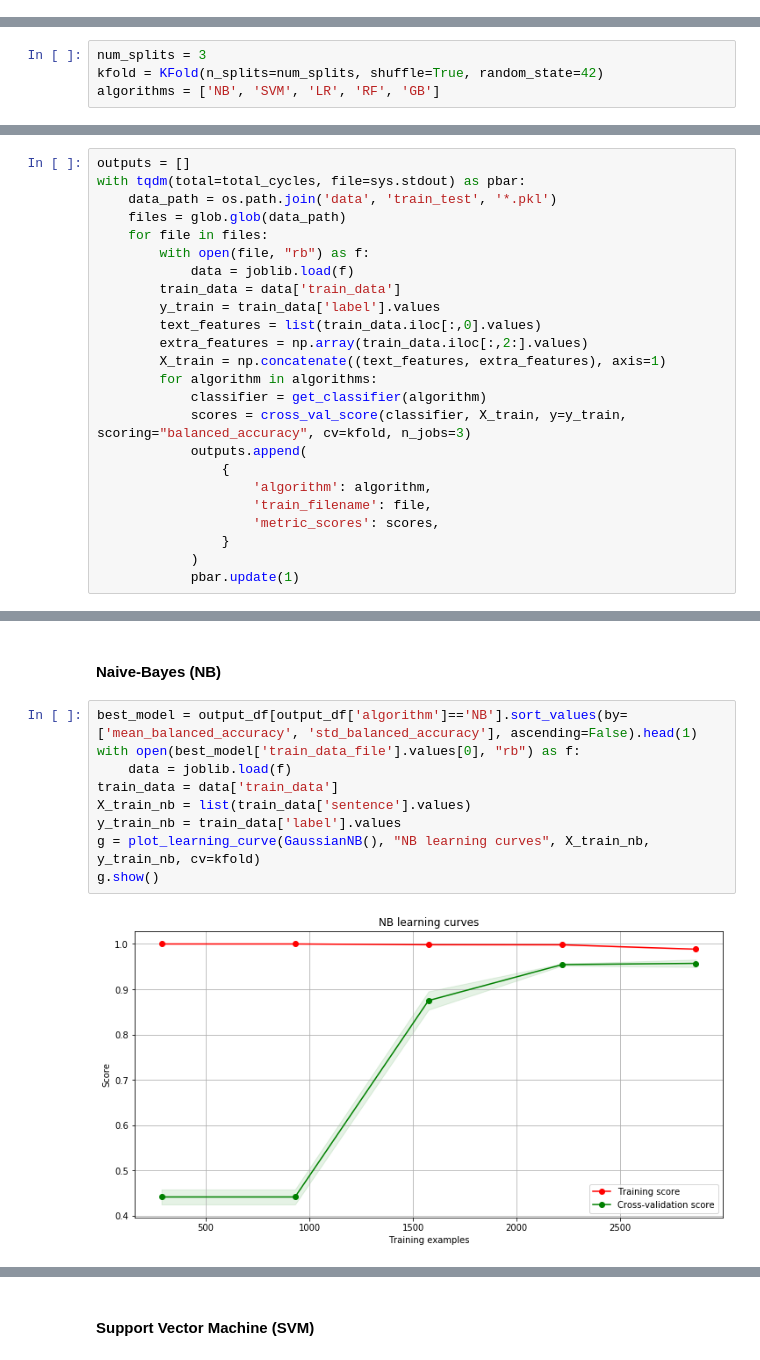
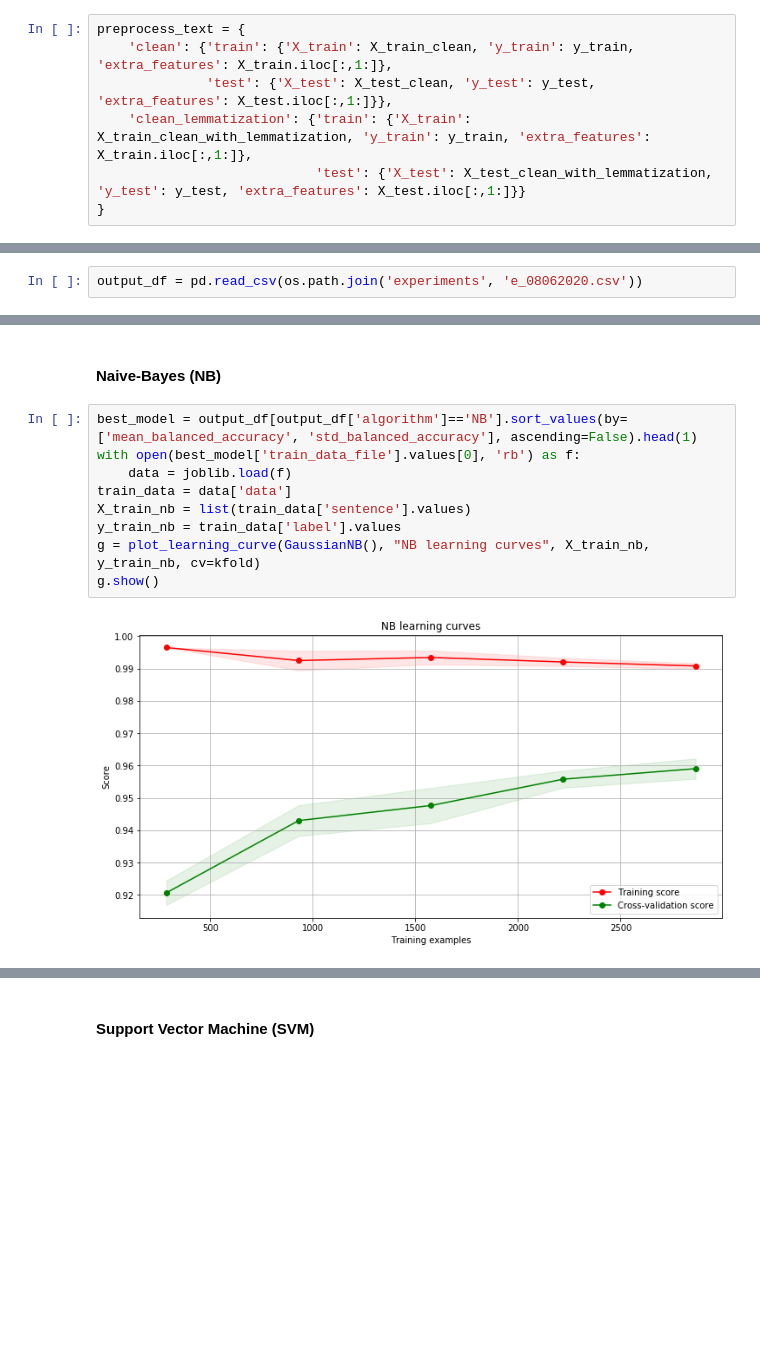
Before and after one commit to joausaga/impact-classifier, a Jupyter notebook: 1.impact_classifier.ipynb, the cells around one changed output, grey strips where cells are left out. Drawn from its saved outputs; the diff is of its cells as text; blank space fills up the shorter version.

```diff
--- a/1.impact_classifier.ipynb
+++ b/1.impact_classifier.ipynb
@@ -297,3 +307,10 @@ preprocess_text = {
+# %%
+preprocess_text = {
+    'clean': {'train': {'X_train': X_train_clean, 'y_train': y_train, 'extra_features': X_train.iloc[:,1:]},
+              'test': {'X_test': X_test_clean, 'y_test': y_test, 'extra_features': X_test.iloc[:,1:]}},
+    'clean_lemmatization': {'train': {'X_train': X_train_clean_with_lemmatization, 'y_train': y_train, 'extra_features': X_train.iloc[:,1:]},
+                            'test': {'X_test': X_test_clean_with_lemmatization, 'y_test': y_test, 'extra_features': X_test.iloc[:,1:]}}
+}
 # %% [markdown]
 Check a sample of the preprocess data
 # %%
@@ -431,4 +437,0 @@ def get_classifier(algorithm_name):
-# %%
-num_splits = 3
-kfold = KFold(n_splits=num_splits, shuffle=True, random_state=42)
-algorithms = ['NB', 'SVM', 'LR', 'RF', 'GB']
@@ -437,24 +437,0 @@ total_cycles *= len(algorithms)
-# %%
-outputs = []
-with tqdm(total=total_cycles, file=sys.stdout) as pbar:
-    data_path = os.path.join('data', 'train_test', '*.pkl')
-    files = glob.glob(data_path)
-    for file in files:
-        with open(file, "rb") as f:
-            data = joblib.load(f)
-        train_data = data['train_data']
-        y_train = train_data['label'].values
-        text_features = list(train_data.iloc[:,0].values)
-        extra_features = np.array(train_data.iloc[:,2:].values)
-        X_train = np.concatenate((text_features, extra_features), axis=1)
-        for algorithm in algorithms:
-            classifier = get_classifier(algorithm)
-            scores = cross_val_score(classifier, X_train, y=y_train, scoring="balanced_accuracy", cv=kfold, n_jobs=3)
-            outputs.append(
-                {
-                    'algorithm': algorithm,
-                    'train_filename': file,
-                    'metric_scores': scores,
-                }
-            )
-            pbar.update(1)
@@ -486,3 +442,5 @@ output_df.to_csv(experiment_dir+'/e_03062020.csv', index=False)
+# %%
+output_df = pd.read_csv(os.path.join('experiments', 'e_08062020.csv'))
 # %% [markdown]
 ### Compare the best models of each type
 # %%
@@ -550,13 +508,13 @@ def plot_learning_curve(estimator, title, X, y, ylim=None, cv=None, n_jobs=-1, t
 #### **Naive-Bayes (NB)**
 # %%
 best_model = output_df[output_df['algorithm']=='NB'].sort_values(by=['mean_balanced_accuracy', 'std_balanced_accuracy'], ascending=False).head(1)
-with open(best_model['train_data_file'].values[0], "rb") as f:
+with open(best_model['train_data_file'].values[0], 'rb') as f:
     data = joblib.load(f)
-train_data = data['train_data']
+train_data = data['data']
 X_train_nb = list(train_data['sentence'].values)
 y_train_nb = train_data['label'].values
 g = plot_learning_curve(GaussianNB(), "NB learning curves", X_train_nb, y_train_nb, cv=kfold)
 g.show()
 # %% [output]
-[figure, old version]
+[figure, new version]
 # %% [markdown]
```
Also changed, not shown: parts of 49 cells of this notebook.
